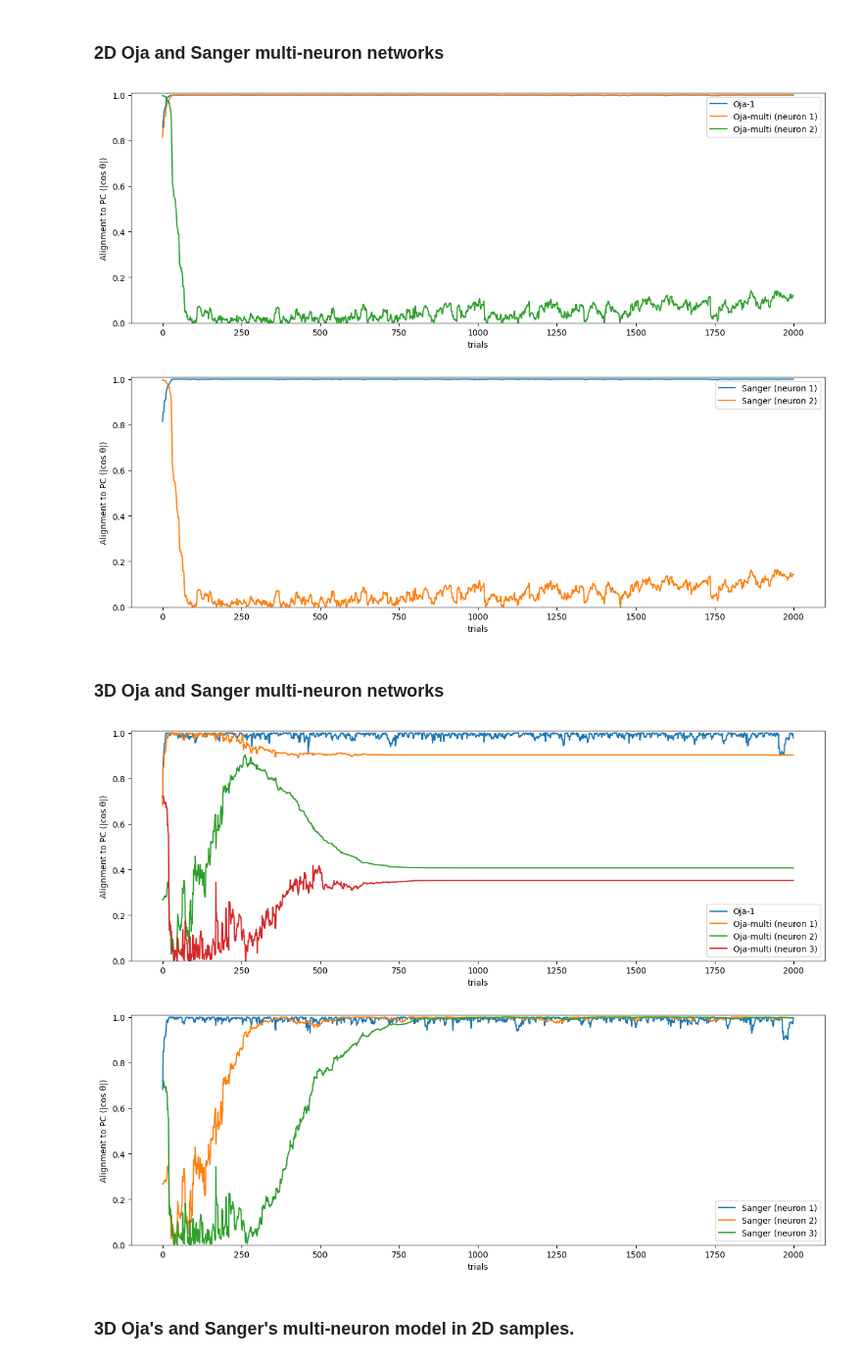
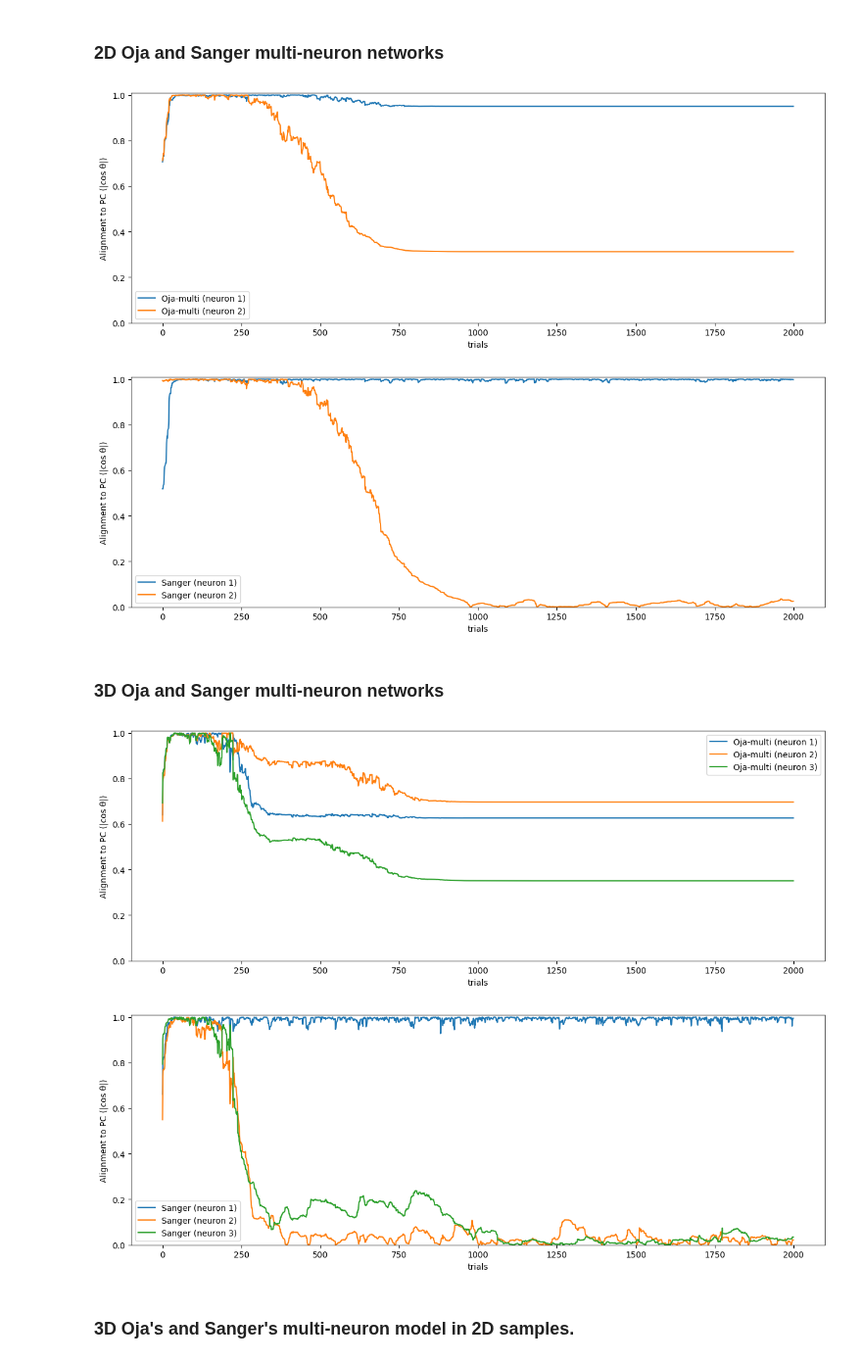
Before and after one commit to neuralalgorithms/representational-drift, a Jupyter notebook: HebbianNN.ipynb, the cells around one changed output. Shown at 98% size. Cells and saved outputs as stored; diff of their text form; code cells hidden in the pictures.

Commit message:
v2.2, add a new feature to compare each output neurons' weights to first PC, so we can know how the Oja's network take the whole subspace

```diff
--- a/HebbianNN.ipynb
+++ b/HebbianNN.ipynb
@@ -80,9 +80,9 @@ class HebbianClassic(ABC):
     def W(self):
         return self.weights
 
-    def normalize_columns(self, epsilon=1e-12):
+    def normalize_row(self, epsilon=1e-12):
         """Optional: normalize each neuron to unit norm."""
-        norms = np.linalg.norm(self.weights, axis=0, keepdims=True) + epsilon
+        norms = np.linalg.norm(self.weights, axis=1, keepdims=True) + epsilon
         self.weights /= norms
 # %% [markdown]
 ### Oja's multi-neuron model
@@ -205,7 +205,7 @@ def cosine_alignment(u, v):
     return float(abs(u @ v))
 
 
-def testing_alignment(model, X, epochs, pcs, shuffle=True, method="epochs"):
+def testing_alignment(model, X, epochs, pcs, shuffle=False, method="epochs"):
     """
     Record cosine alignment(s) while training, either:
       - per epoch  (method='epochs'): one snapshot after each epoch
@@ -521,34 +521,45 @@ samples_10d = np.random.multivariate_normal(mu, cov, size=number_of_samples)
 # %% [markdown]
 ### training over epochs or samples
 # %%
-def training_testing(samples, output_size=None, learning_rate=0.1, method = "epochs", show_num = None):
+from multiprocessing import Value
+from random import sample
+
+
+def training_testing(samples, output_size=None, learning_rate=0.1, method = "epochs", pc_method = "ordered", show_num = None):
     global weights_oja1, weights_ojaK, weights_sangerK
     samples_dim = samples.shape[1]
     # get the PCs
     pcs, _ = pca_topk(samples, samples_dim, center=True)
-    pc_set = [pcs[:,i] for i in range(samples_dim)]
 
-    oja1 = OjaNetwork(input_size=samples_dim, output_size=1, learning_rate=learning_rate, rng=0)
-    ojaK = OjaNetwork(input_size=samples_dim, output_size=output_size, learning_rate=learning_rate, rng=0)
-    sangerK = SangerNetwork(input_size=samples_dim, output_size=output_size, learning_rate=learning_rate, rng=0)
+    if pc_method == "first":
+        pc_set = [pcs[:,0] for i in range(samples_dim)]
+    elif pc_method == "ordered":
+        pc_set = [pcs[:,i] for i in range(samples_dim)]
+    else:
+        raise ValueError("Has to be 'first' or 'ordered'")
 
-    hist_oja1 = testing_alignment(oja1, samples, epochs=epochs, pcs = [pc_set[0]], shuffle=True, method=method)
+    # oja1 = OjaNetwork(input_size=samples_dim, output_size=1, learning_rate=learning_rate)
+    ojaK = OjaNetwork(input_size=samples_dim, output_size=output_size, learning_rate=learning_rate)
+    sangerK = SangerNetwork(input_size=samples_dim, output_size=output_size, learning_rate=learning_rate)
+
+    # hist_oja1 = testing_alignment(oja1, samples, epochs=epochs, pcs = [pc_set[0]], method=method)
 
     if output_size > samples_dim:
-        hist_ojaK = testing_alignment(ojaK, samples, epochs=epochs, pcs = pc_set[:samples_dim], shuffle=True, method=method)
-        hist_sangerK = testing_alignment(sangerK, samples, epochs=epochs, pcs = pc_set[:samples_dim], shuffle=True, method=method)
+        hist_ojaK = testing_alignment(ojaK, samples, epochs=epochs, pcs = pc_set[:samples_dim], method=method)
+        hist_sangerK = testing_alignment(sangerK, samples, epochs=epochs, pcs = pc_set[:samples_dim], method=method)
     else:
-        hist_ojaK = testing_alignment(ojaK, samples, epochs=epochs, pcs = pc_set, shuffle=True, method=method)
-        hist_sangerK = testing_alignment(sangerK, samples, epochs=epochs, pcs = pc_set, shuffle=True, method=method)
+        hist_ojaK = testing_alignment(ojaK, samples, epochs=epochs, pcs = pc_set, method=method)
+        hist_sangerK = testing_alignment(sangerK, samples, epochs=epochs, pcs = pc_set, method=method)
 
-    weights_oja1 = oja1.weights.copy()
+    # weights_oja1 = oja1.weights.copy()
     weights_ojaK = ojaK.weights.copy()
     weights_sangerK = sangerK.weights.copy()
 
     ### visualize the alignment
     display_dict_oja ={}
     display_dict_sanger ={}
-    display_dict_oja["Oja-1"] = np.array(hist_oja1)
+    # display_dict_oja1 = {}
+    # display_dict_oja1["Oja-1"] = np.array(hist_oja1)
 
     if show_num == None:
         show_num = output_size
@@ -561,17 +572,17 @@ def training_testing(samples, output_size=None, learning_rate=0.1, method = "epo
 # %% [markdown]
 ### 2D Oja and Sanger multi-neuron networks
 # %%
-training_testing(samples_2d, output_size=2, learning_rate=0.1, method="trials")
+training_testing(samples_2d, output_size=2, learning_rate=0.1, pc_method = "first", method="trials")
 # %% [output]
-[figure, old version]
+[figure, new version]
-[figure, old version]
+[figure, new version]
 # %% [markdown]
 ### 3D Oja and Sanger multi-neuron networks
 # %%
-training_testing(samples_3d, output_size=3, learning_rate=0.1, method="trials")
+training_testing(samples_3d, output_size=3, learning_rate=0.1, pc_method="first", method="trials")
 # %% [output]
-[figure, old version]
+[figure, new version]
-[figure, old version]
+[figure, new version]
 # %% [markdown]
 ### 3D Oja's and Sanger's multi-neuron model in 2D samples.
 # %%
```
Also changed, not shown: parts of 7 cells of this notebook.
